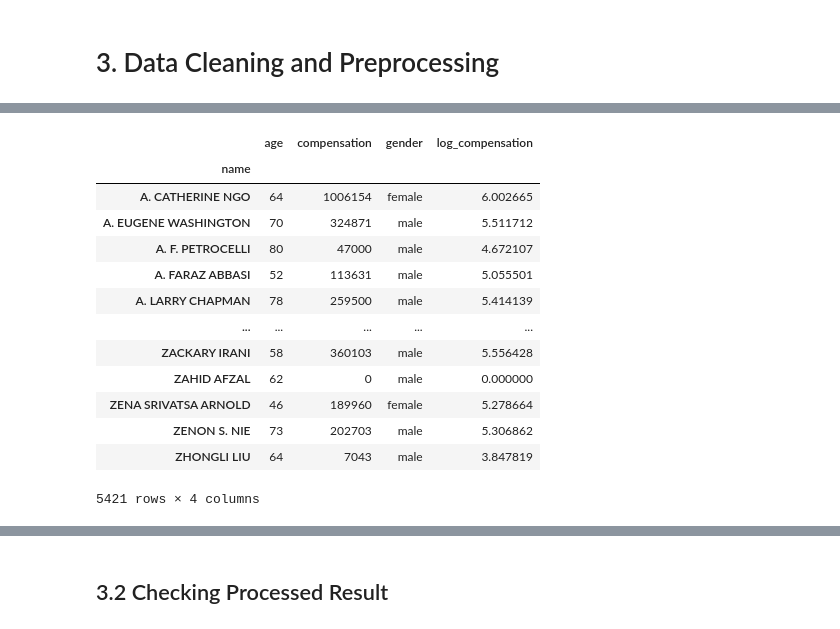
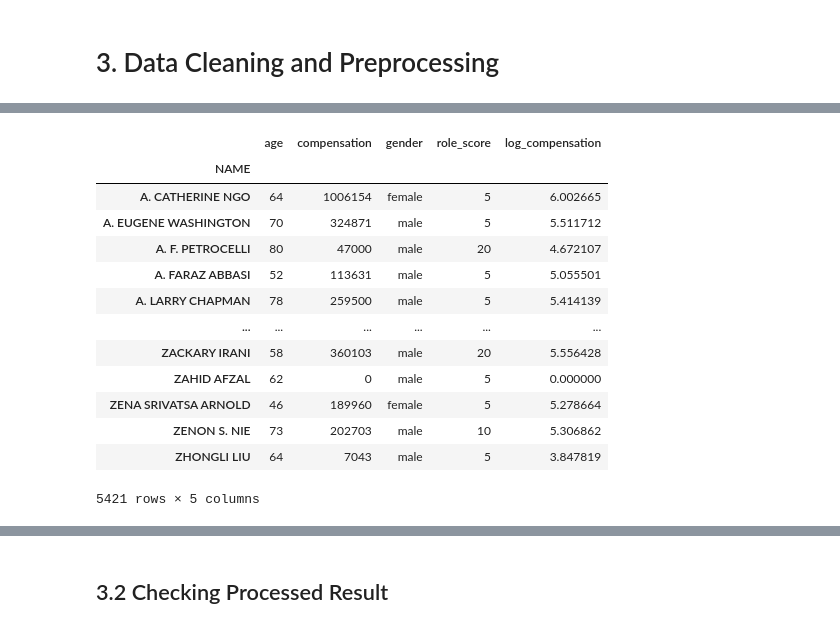
Before and after one commit to MQ-COMP2200-COMP6200/assignment-3-Mahdi3M, a Jupyter notebook: directors-network.ipynb, the cells around one changed output, grey strips where cells are left out. Cells and saved outputs as stored; diff of their text form; code cells hidden in the pictures.

```diff
--- a/directors-network.ipynb
+++ b/directors-network.ipynb
@@ -125,7 +125,7 @@ created_at         0
 gender            21
 dtype: int64
 # %%
-director_details_raw['name'] = director_details_raw.name.str.upper().str.strip()
+director_details_raw['NAME'] = director_details_raw.name.str.upper().str.strip()
 director_details_raw.name.nunique()
 # %% [output]
 5421
@@ -155,29 +156,44 @@ company_director.sample(5)
+# %%
+def most_common(series):
+    mode_values = series.mode()
+    if len(mode_values) > 0:
+        return mode_values[0]
+    return None
+
+def role_importance(role):
+    if pandas.isna(role):
+        return 0
+    role = role.lower()
+    if 'chief executive officer' in role or 'ceo' in role:
+        return 20
+    elif 'chair' in role:
+        return 10
+    elif 'director' in role:
+        return 5
+    else:
+        return 0
 # %%
-def most_common(series):
-    mode_values = series.mode()
-    if len(mode_values) > 0:
-        return mode_values[0]
-    return None
-
+director_details_raw['role_score'] = director_details_raw['role'].map(role_importance)
 director_details = pandas.DataFrame({
-    'age': director_details_raw.groupby('name').age.max(),
-    'compensation': director_details_raw.groupby('name').compensation.sum(),
-    'gender': director_details_raw.groupby('name').gender.agg(most_common)
+    'age': director_details_raw.groupby('NAME').age.max(),
+    'compensation': director_details_raw.groupby('NAME').compensation.sum(),
+    'gender': director_details_raw.groupby('NAME').gender.agg(most_common),
+    'role_score': director_details_raw.groupby('NAME').role_score.max(),
 })
 director_details['log_compensation'] = (1 + director_details.compensation).map(math.log10)
 director_details
 # %% [output]
-|  | age | compensation | gender | log_compensation |
-| name |  |  |  |  |
-| A. CATHERINE NGO | 64 | 1006154 | female | 6.002665 |
-| A. EUGENE WASHINGTON | 70 | 324871 | male | 5.511712 |
-| A. F. PETROCELLI | 80 | 47000 | male | 4.672107 |
-| A. FARAZ ABBASI | 52 | 113631 | male | 5.055501 |
-| A. LARRY CHAPMAN | 78 | 259500 | male | 5.414139 |
-| ... | ... | ... | ... | ... |
-| ZACKARY IRANI | 58 | 360103 | male | 5.556428 |
-| ZAHID AFZAL | 62 | 0 | male | 0.000000 |
-| ZENA SRIVATSA ARNOLD | 46 | 189960 | female | 5.278664 |
-| ZENON S. NIE | 73 | 202703 | male | 5.306862 |
-| ZHONGLI LIU | 64 | 7043 | male | 3.847819 |
+|  | age | compensation | gender | role_score | log_compensation |
+| NAME |  |  |  |  |  |
+| A. CATHERINE NGO | 64 | 1006154 | female | 5 | 6.002665 |
+| A. EUGENE WASHINGTON | 70 | 324871 | male | 5 | 5.511712 |
+| A. F. PETROCELLI | 80 | 47000 | male | 20 | 4.672107 |
+| A. FARAZ ABBASI | 52 | 113631 | male | 5 | 5.055501 |
+| A. LARRY CHAPMAN | 78 | 259500 | male | 5 | 5.414139 |
+| ... | ... | ... | ... | ... | ... |
+| ZACKARY IRANI | 58 | 360103 | male | 20 | 5.556428 |
+| ZAHID AFZAL | 62 | 0 | male | 5 | 0.000000 |
+| ZENA SRIVATSA ARNOLD | 46 | 189960 | female | 5 | 5.278664 |
+| ZENON S. NIE | 73 | 202703 | male | 10 | 5.306862 |
+| ZHONGLI LIU | 64 | 7043 | male | 5 | 3.847819 |
-5421 rows × 4 columns
+5421 rows × 5 columns
```
Also changed, not shown: parts of 10 cells of this notebook.
